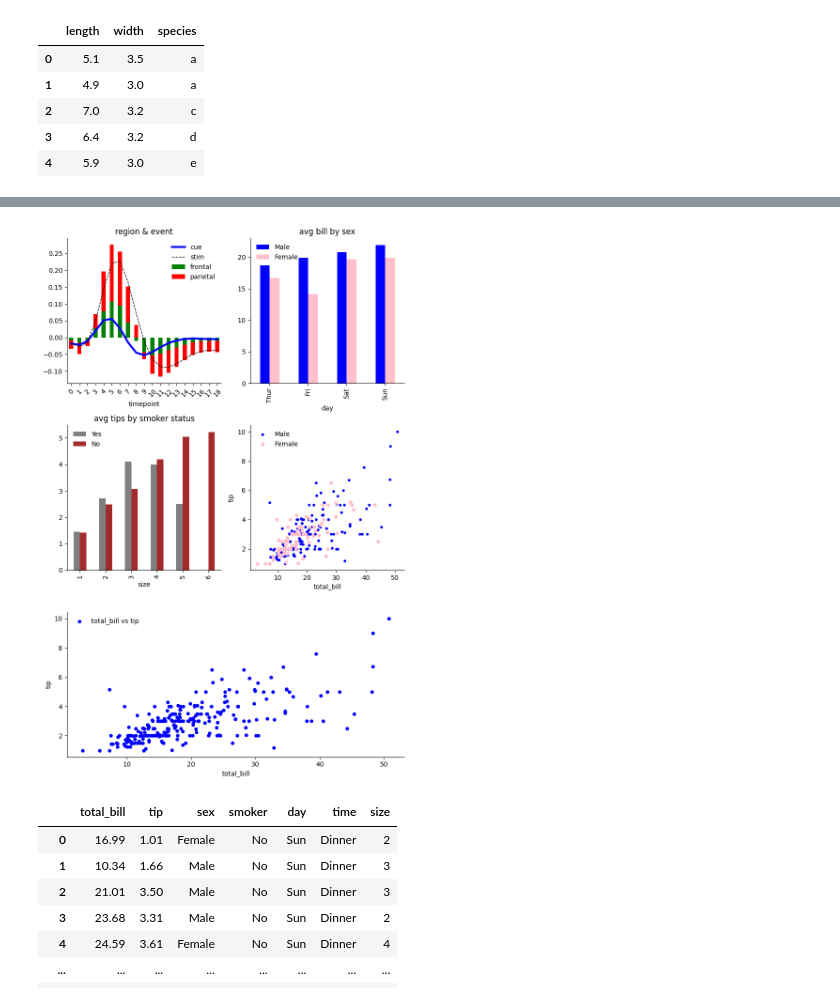
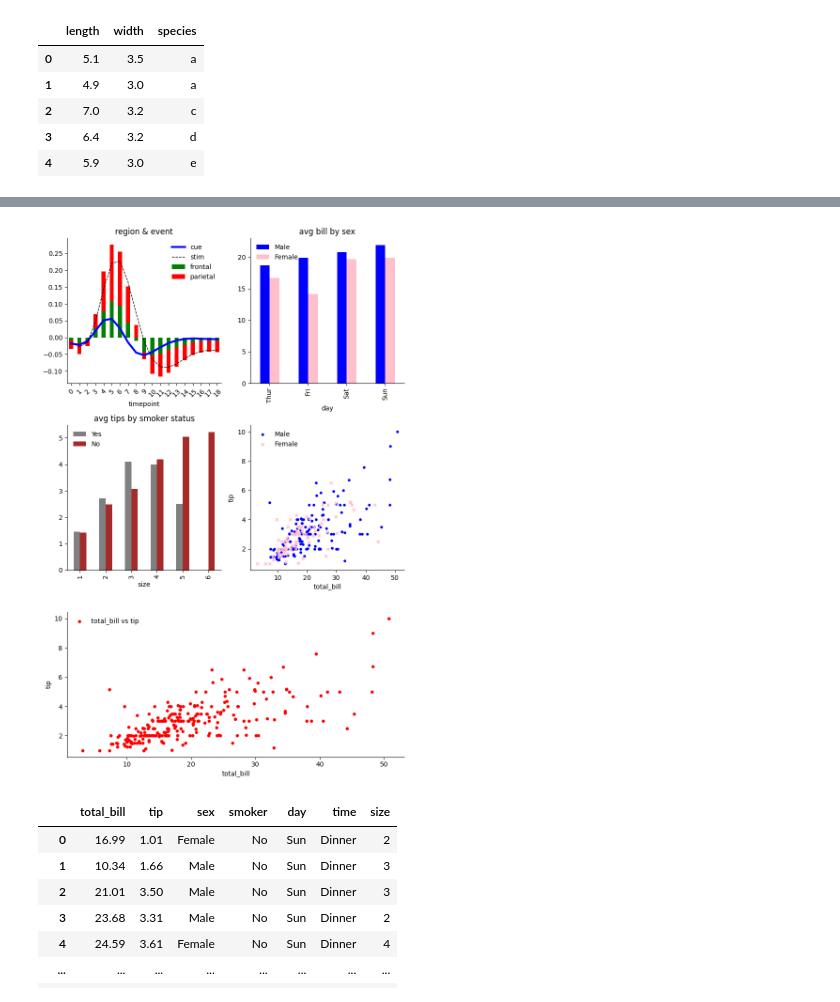
Before and after one commit to maddytae/pytae, a Jupyter notebook: src/plotter.ipynb, the cells around one changed output, grey strips where cells are left out. Drawn from its saved outputs; the diff is of its cells as text; code cells hidden in the pictures.

Commit message:
Finally satisfied with scatter plot

```diff
--- a/src/plotter.ipynb
+++ b/src/plotter.ipynb
@@ -88,36 +88,36 @@ color={'cue': 'blue', 'stim': 'black', 'parietal': 'red',
        'frontal': 'green','Male':'blue','Female':'pink','Dinner':'green',
        'Lunch':'orange','Yes':'grey','No':'brown'}
 style={'cue':'-','stim':'--'}
 width={'cue':3,'stim':1}
 marker = {'Male': 'o', 'Female': 'x'}
 size={'Male': 10,'Female': 20}
 
 mosaic = """
 AB
 CD
 EE
 """
 
 k = pt.Plotter(mosaic,figsize=(8, 12))
 (k
 .data(fmri)
 .plot(x='timepoint', y='signal',by='event',aggfunc='mean',color=color,style=style,width=width,
       on='A',title='region & event',rot=45)
 .plot(by='region',kind='bar',stacked=True,on='A')
 .data(tips)
 .plot(x='day',y='total_bill',by='sex',aggfunc='mean',on='B',kind='bar',color=color,
       title='avg bill by sex')
 .plot(x='size',y='tip',by='smoker',on='C',kind='bar',color=color,title='avg tips by smoker status')
 .data(tips)
 # .plot(kind='scatter',x='total_bill',y='tip',on='D',by='sex',color=color,marker=marker,title='total bill vs tip')
-.plot(kind='scatter',x='total_bill',y='tip',on='E')
-.plot(kind='scatter',x='total_bill',y='tip',on='D',by='sex',color=color,s=size,aggfunc=None)
+.plot(kind='scatter',x='total_bill',y='tip',on='E',s=15,color='red')
+.plot(kind='scatter',x='total_bill',y='tip',on='D',by='sex',s=size,aggfunc=None,color=color,marker=marker)
 # .finalize(consolidate_legends=True,ncols=4)
 .finalize()
 )
 k.fig
 # %% [output]
-[figure, old version]
+[figure, new version]
 # %%
 import matplotlib.pyplot as plt
 tips.plot(kind='scatter',x='total_bill',y='tip')
```
Also changed, not shown: parts of 2 cells of this notebook, 1 other file.
